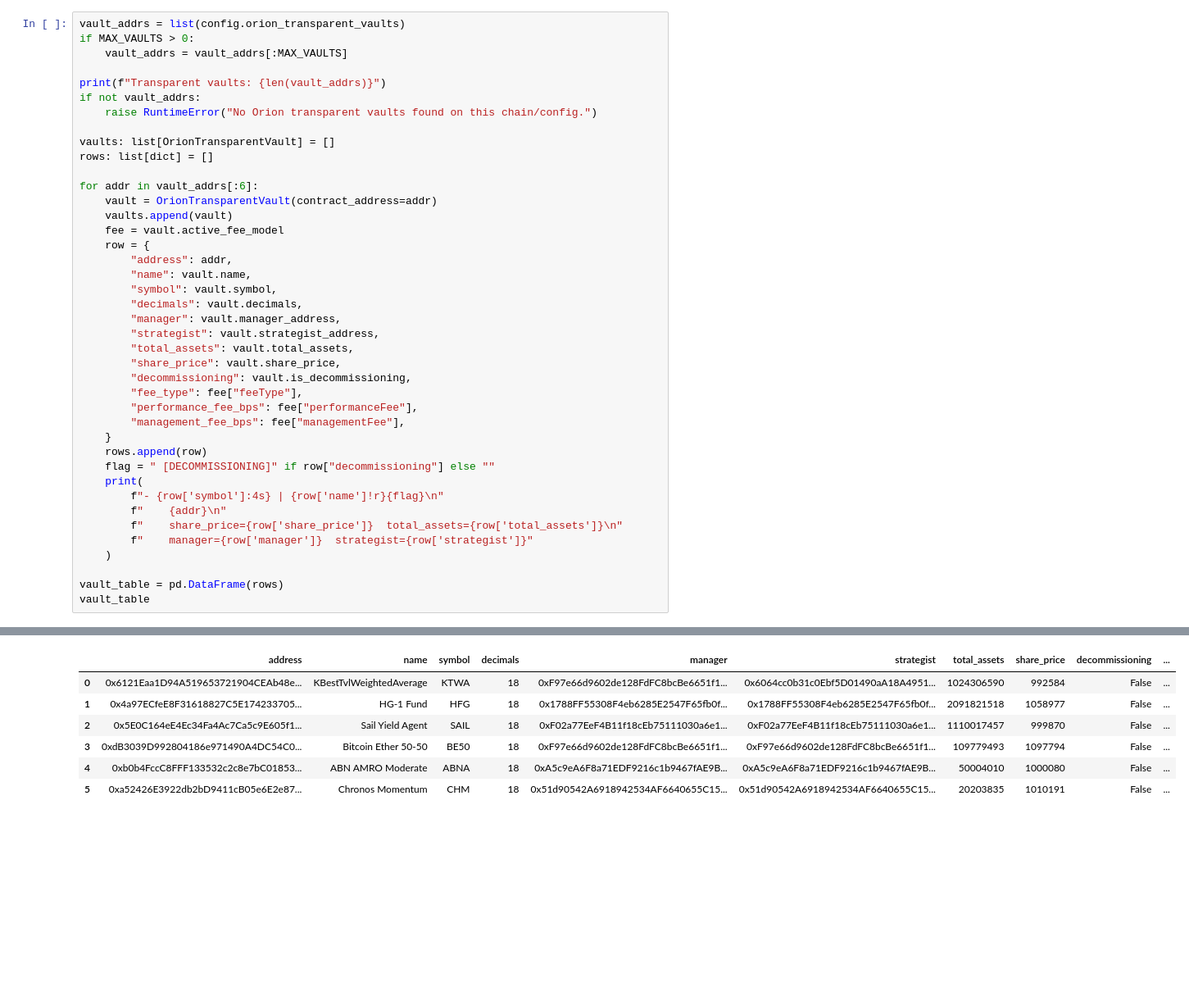
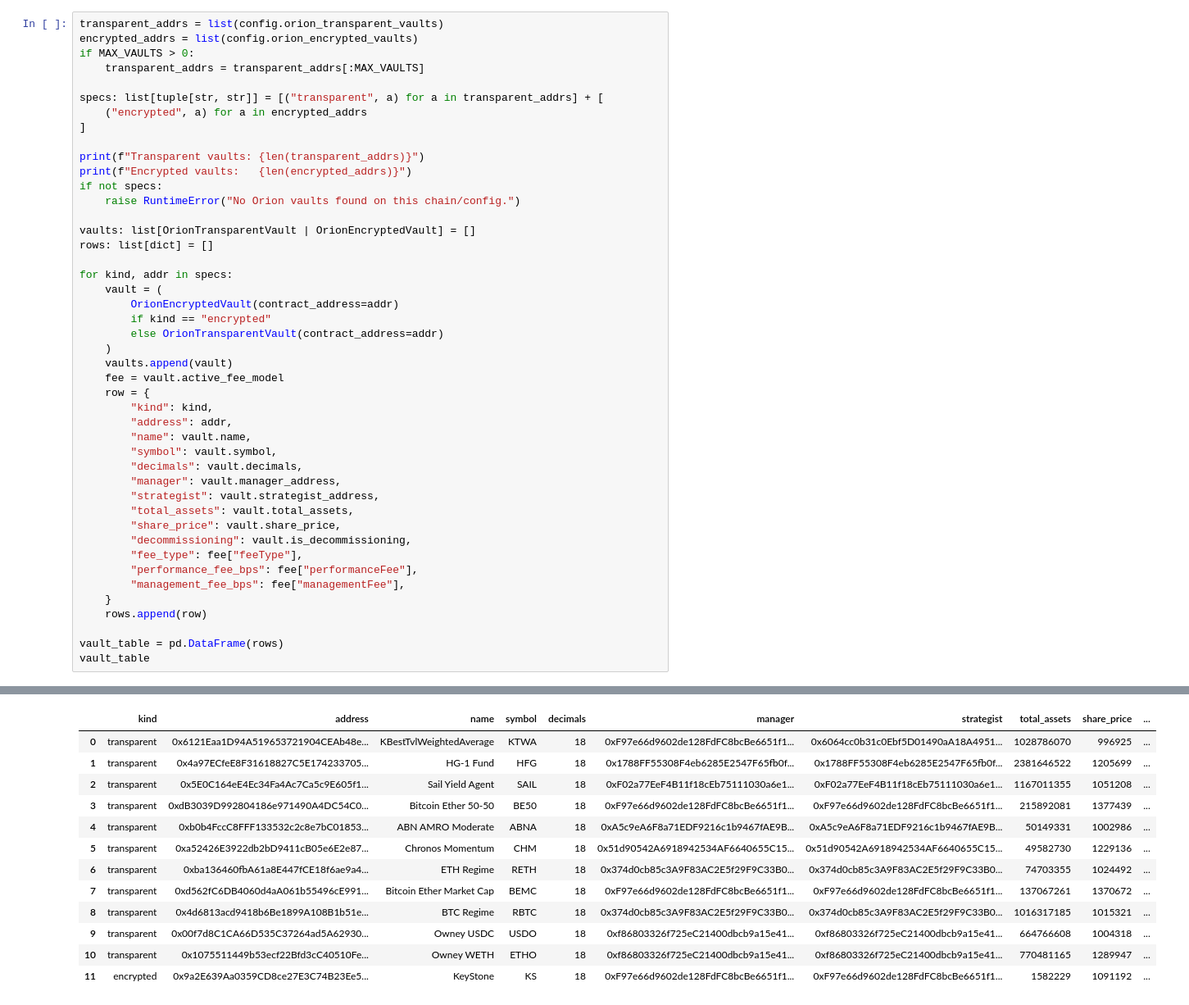
Before and after one commit to OrionFinanceAI/orion-finance-sdk-py, a Jupyter notebook: notebooks/intro_analytics.ipynb, the cells around one changed output, grey strips where cells are left out. Shown at 82% size. Drawn from its saved outputs; the diff is of its cells as text; blank space fills up the shorter version.

```diff
--- a/notebooks/intro_analytics.ipynb
+++ b/notebooks/intro_analytics.ipynb
@@ -81,20 +101,31 @@ List registered vault and print the fields managers care about day-to-day: **nam
 # %%
-vault_addrs = list(config.orion_transparent_vaults)
+transparent_addrs = list(config.orion_transparent_vaults)
+encrypted_addrs = list(config.orion_encrypted_vaults)
 if MAX_VAULTS > 0:
-    vault_addrs = vault_addrs[:MAX_VAULTS]
+    transparent_addrs = transparent_addrs[:MAX_VAULTS]
 
-print(f"Transparent vaults: {len(vault_addrs)}")
-if not vault_addrs:
-    raise RuntimeError("No Orion transparent vaults found on this chain/config.")
+specs: list[tuple[str, str]] = [("transparent", a) for a in transparent_addrs] + [
+    ("encrypted", a) for a in encrypted_addrs
+]
 
-vaults: list[OrionTransparentVault] = []
+print(f"Transparent vaults: {len(transparent_addrs)}")
+print(f"Encrypted vaults:   {len(encrypted_addrs)}")
+if not specs:
+    raise RuntimeError("No Orion vaults found on this chain/config.")
+
+vaults: list[OrionTransparentVault | OrionEncryptedVault] = []
 rows: list[dict] = []
 
-for addr in vault_addrs[:6]:
-    vault = OrionTransparentVault(contract_address=addr)
+for kind, addr in specs:
+    vault = (
+        OrionEncryptedVault(contract_address=addr)
+        if kind == "encrypted"
+        else OrionTransparentVault(contract_address=addr)
+    )
     vaults.append(vault)
     fee = vault.active_fee_model
     row = {
+        "kind": kind,
         "address": addr,
         "name": vault.name,
         "symbol": vault.symbol,
@@ -109,13 +140,6 @@ for addr in vault_addrs[:6]:
         "management_fee_bps": fee["managementFee"],
     }
     rows.append(row)
-    flag = " [DECOMMISSIONING]" if row["decommissioning"] else ""
-    print(
-        f"- {row['symbol']:4s} | {row['name']!r}{flag}\n"
-        f"    {addr}\n"
-        f"    share_price={row['share_price']}  total_assets={row['total_assets']}\n"
-        f"    manager={row['manager']}  strategist={row['strategist']}"
-    )
 
 vault_table = pd.DataFrame(rows)
 vault_table
@@ -140,10 +149,16 @@ Transparent vaults: 11
-|  | address | name | symbol | decimals | manager | strategist | total_assets | share_price | decommissioning | ... |
-| 0 | 0x6121Eaa1D94A519653721904CEAb48e... | KBestTvlWeightedAverage | KTWA | 18 | 0xF97e66d9602de128FdFC8bcBe6651f1... | 0x6064cc0b31c0Ebf5D01490aA18A4951... | 1024306590 | 992584 | False | ... |
-| 1 | 0x4a97ECfeE8F31618827C5E174233705... | HG-1 Fund | HFG | 18 | 0x1788FF55308F4eb6285E2547F65fb0f... | 0x1788FF55308F4eb6285E2547F65fb0f... | 2091821518 | 1058977 | False | ... |
-| 2 | 0x5E0C164eE4Ec34Fa4Ac7Ca5c9E605f1... | Sail Yield Agent | SAIL | 18 | 0xF02a77EeF4B11f18cEb75111030a6e1... | 0xF02a77EeF4B11f18cEb75111030a6e1... | 1110017457 | 999870 | False | ... |
-| 3 | 0xdB3039D992804186e971490A4DC54C0... | Bitcoin Ether 50-50 | BE50 | 18 | 0xF97e66d9602de128FdFC8bcBe6651f1... | 0xF97e66d9602de128FdFC8bcBe6651f1... | 109779493 | 1097794 | False | ... |
-| 4 | 0xb0b4FccC8FFF133532c2c8e7bC01853... | ABN AMRO Moderate | ABNA | 18 | 0xA5c9eA6F8a71EDF9216c1b9467fAE9B... | 0xA5c9eA6F8a71EDF9216c1b9467fAE9B... | 50004010 | 1000080 | False | ... |
-| 5 | 0xa52426E3922db2bD9411cB05e6E2e87... | Chronos Momentum | CHM | 18 | 0x51d90542A6918942534AF6640655C15... | 0x51d90542A6918942534AF6640655C15... | 20203835 | 1010191 | False | ... |
+|  | kind | address | name | symbol | decimals | manager | strategist | total_assets | share_price | ... |
+| 0 | transparent | 0x6121Eaa1D94A519653721904CEAb48e... | KBestTvlWeightedAverage | KTWA | 18 | 0xF97e66d9602de128FdFC8bcBe6651f1... | 0x6064cc0b31c0Ebf5D01490aA18A4951... | 1028786070 | 996925 | ... |
+| 1 | transparent | 0x4a97ECfeE8F31618827C5E174233705... | HG-1 Fund | HFG | 18 | 0x1788FF55308F4eb6285E2547F65fb0f... | 0x1788FF55308F4eb6285E2547F65fb0f... | 2381646522 | 1205699 | ... |
+| 2 | transparent | 0x5E0C164eE4Ec34Fa4Ac7Ca5c9E605f1... | Sail Yield Agent | SAIL | 18 | 0xF02a77EeF4B11f18cEb75111030a6e1... | 0xF02a77EeF4B11f18cEb75111030a6e1... | 1167011355 | 1051208 | ... |
+| 3 | transparent | 0xdB3039D992804186e971490A4DC54C0... | Bitcoin Ether 50-50 | BE50 | 18 | 0xF97e66d9602de128FdFC8bcBe6651f1... | 0xF97e66d9602de128FdFC8bcBe6651f1... | 215892081 | 1377439 | ... |
+| 4 | transparent | 0xb0b4FccC8FFF133532c2c8e7bC01853... | ABN AMRO Moderate | ABNA | 18 | 0xA5c9eA6F8a71EDF9216c1b9467fAE9B... | 0xA5c9eA6F8a71EDF9216c1b9467fAE9B... | 50149331 | 1002986 | ... |
+| 5 | transparent | 0xa52426E3922db2bD9411cB05e6E2e87... | Chronos Momentum | CHM | 18 | 0x51d90542A6918942534AF6640655C15... | 0x51d90542A6918942534AF6640655C15... | 49582730 | 1229136 | ... |
+| 6 | transparent | 0xba136460fbA61a8E447fCE18f6ae9a4... | ETH Regime | RETH | 18 | 0x374d0cb85c3A9F83AC2E5f29F9C33B0... | 0x374d0cb85c3A9F83AC2E5f29F9C33B0... | 74703355 | 1024492 | ... |
+| 7 | transparent | 0xd562fC6DB4060d4aA061b55496cE991... | Bitcoin Ether Market Cap | BEMC | 18 | 0xF97e66d9602de128FdFC8bcBe6651f1... | 0xF97e66d9602de128FdFC8bcBe6651f1... | 137067261 | 1370672 | ... |
+| 8 | transparent | 0x4d6813acd9418b6Be1899A108B1b51e... | BTC Regime | RBTC | 18 | 0x374d0cb85c3A9F83AC2E5f29F9C33B0... | 0x374d0cb85c3A9F83AC2E5f29F9C33B0... | 1016317185 | 1015321 | ... |
+| 9 | transparent | 0x00f7d8C1CA66D535C37264ad5A62930... | Owney USDC | USDO | 18 | 0xf86803326f725eC21400dbcb9a15e41... | 0xf86803326f725eC21400dbcb9a15e41... | 664766608 | 1004318 | ... |
+| 10 | transparent | 0x1075511449b53ecf22Bfd3cC40510Fe... | Owney WETH | ETHO | 18 | 0xf86803326f725eC21400dbcb9a15e41... | 0xf86803326f725eC21400dbcb9a15e41... | 770481165 | 1289947 | ... |
+| 11 | encrypted | 0x9a2E639Aa0359CD8ce27E3C74B23Ee5... | KeyStone | KS | 18 | 0xF97e66d9602de128FdFC8bcBe6651f1... | 0xF97e66d9602de128FdFC8bcBe6651f1... | 1582229 | 1091192 | ... |
 # %% [markdown]
 ## 3. Daily share-price panel + return correlation
 
```
Also changed, not shown: parts of 24 cells of this notebook, 22 other files.
